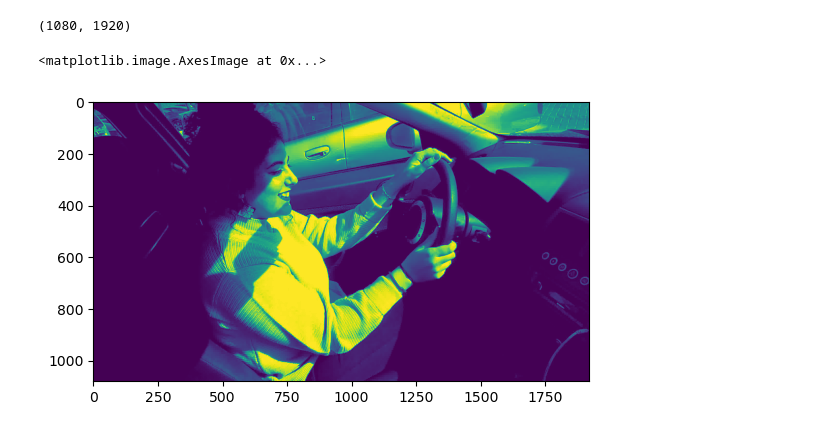
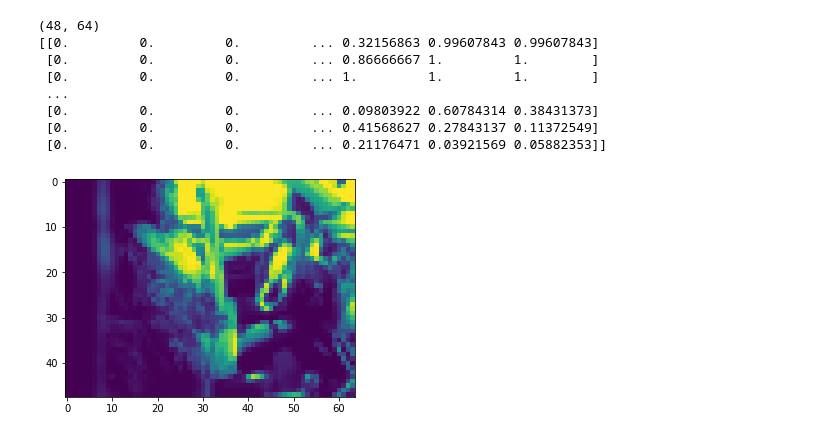
Before and after one commit to wamikamalik/CS3244-Group-8-Project-2, a Jupyter notebook: knn.ipynb, the cells around one changed output. Cells and saved outputs as stored; diff of their text form; code cells hidden in the pictures.

```diff
--- a/knn.ipynb
+++ b/knn.ipynb
@@ -23,10 +45,20 @@ for cls_path in TRAIN_CLS:
 # %%
-image = cv2.imread(os.path.join(TRAIN_CLS[0], os.listdir(TRAIN_CLS[0])[0]), cv2.IMREAD_GRAYSCALE)
+image = cv2.imread(os.path.join(TRAIN_CLS[4], os.listdir(TRAIN_CLS[4])[0]))
+image = cv2.cvtColor(image, cv2.COLOR_RGBA2GRAY)
+image = cv2.resize(image, (64, 48), interpolation=cv2.INTER_AREA)
 print(image.shape)
 plt.imshow(image)
+image = image/255
+print(image)
 # %% [output]
-(1080, 1920)
+(48, 64)
+[[0.         0.         0.         ... 0.32156863 0.99607843 0.99607843]
+ [0.         0.         0.         ... 0.86666667 1.         1.        ]
+ [0.         0.         0.         ... 1.         1.         1.        ]
+ ...
+ [0.         0.         0.         ... 0.09803922 0.60784314 0.38431373]
+ [0.         0.         0.         ... 0.41568627 0.27843137 0.11372549]
+ [0.         0.         0.         ... 0.21176471 0.03921569 0.05882353]]
-<matplotlib.image.AxesImage at 0x...>
-[figure, old version]
+[figure, new version]
 # %%
 train_paths = []
```
Also changed, not shown: parts of 33 cells of this notebook.
